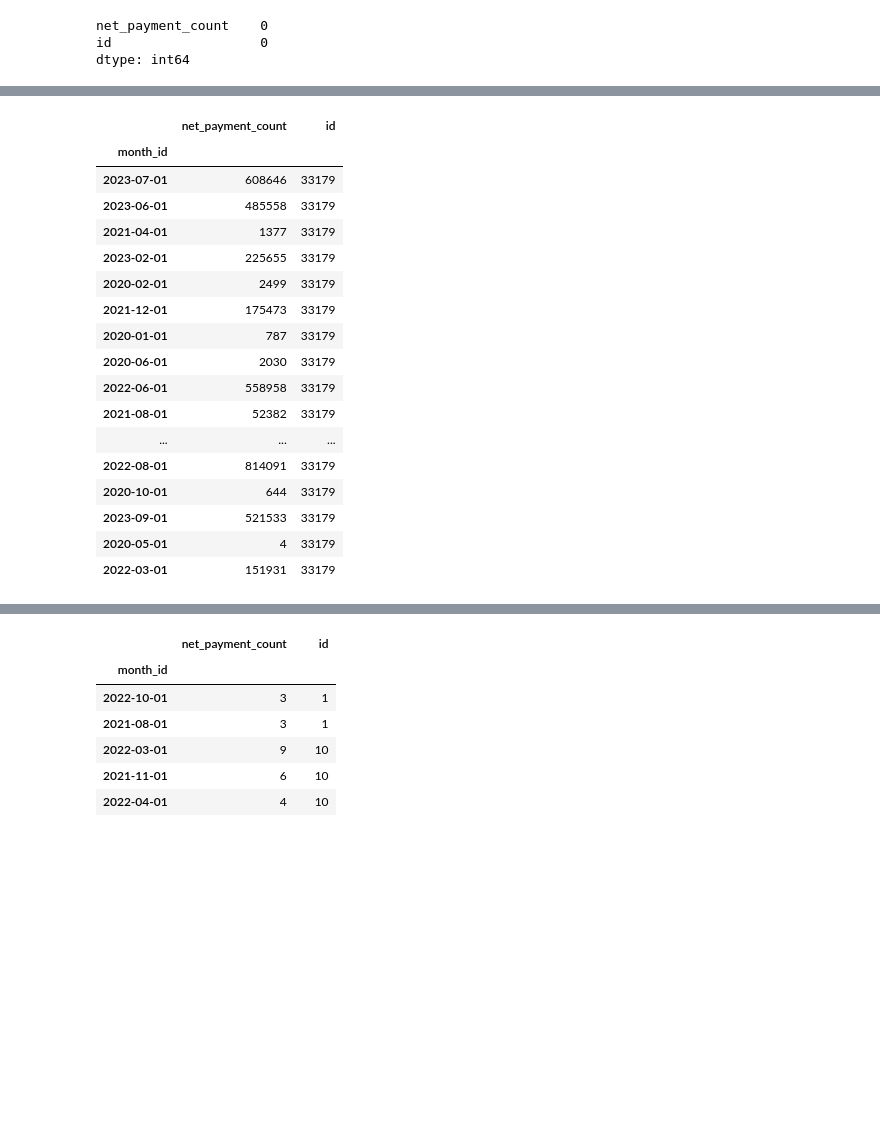
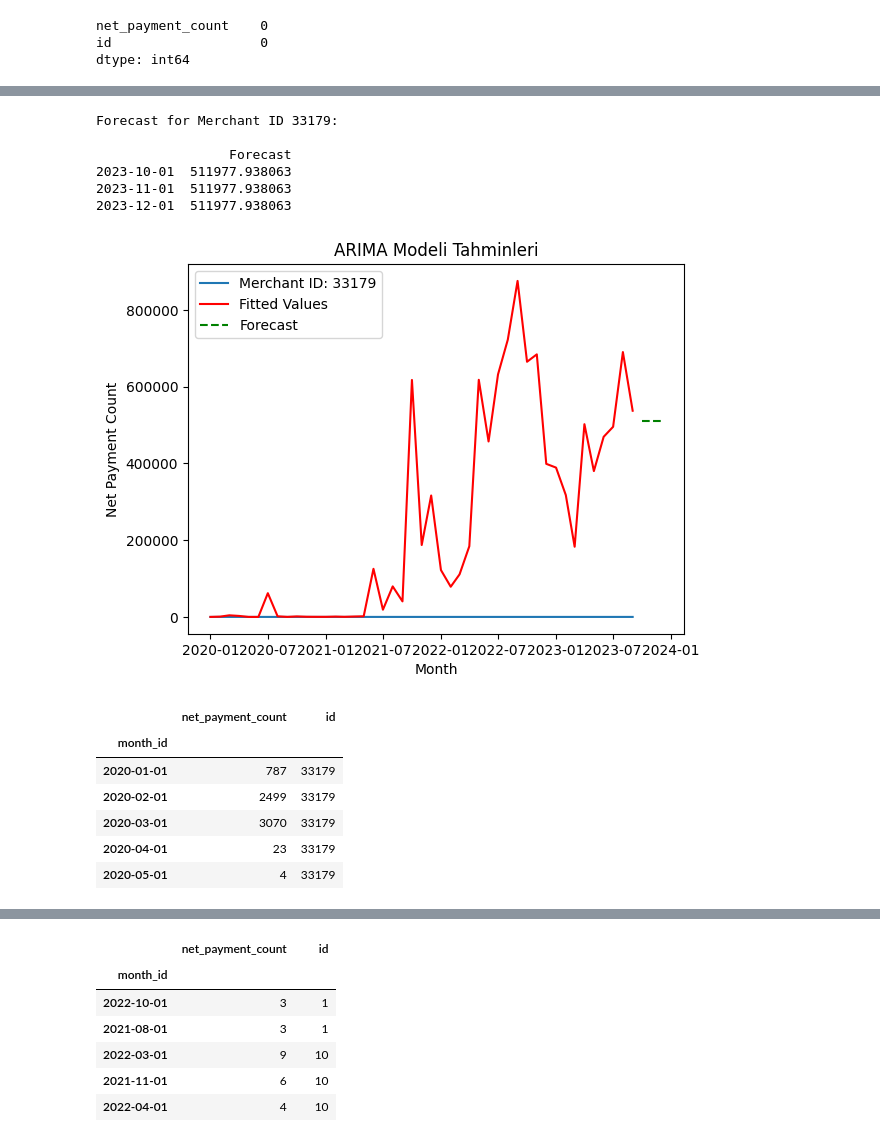
Before and after one commit to seydanurkayir/iyzico-datathon, a Jupyter notebook: iyzico-datathon.ipynb, the cells around one changed output, grey strips where cells are left out. Cells and saved outputs as stored; diff of their text form; code cells hidden in the pictures; blank space fills up the shorter version.

```diff
--- a/iyzico-datathon.ipynb
+++ b/iyzico-datathon.ipynb
@@ -20,0 +19,3 @@ train.head()
+# %%
+train['sub_id'] = train['month_id'].astype(str) + train['merchant_id'].astype(str)
+train.head()
@@ -241,22 +334,60 @@ plot_merchant(ts,'33179')
+# %%
+def forecast_merchant(ts, merchant_id, forecast_periods=3):
+    data = ts[ts['id'] == merchant_id]
+    merchant_data = data.sort_values(by=['month_id'])
+
+    ts_log = np.log(merchant_data['net_payment_count'])
+
+    # ARIMA modelini oluşturun ve eğitin
+    model = sm.tsa.ARIMA(ts_log, order=(0, 1, 1))
+    results_ARIMA = model.fit()
+
+    # Tahminleri alın
+    forecast = results_ARIMA.get_forecast(steps=forecast_periods)
+
+    # Tahminleri indeks ile eşleştirin
+    forecast_index = pd.date_range(start=ts_log.index[-1], periods=forecast_periods+1, freq='MS')[1:]
+    #forecast_index = forecast_index.strftime('%Y-%m')
+
+    forecast_values = np.exp(forecast.predicted_mean)
+    # Tahminleri DataFrame olarak oluşturun
+    forecast_df = pd.DataFrame({
+        'Forecast': forecast_values,
+    }, index=forecast_index)
+
+    # Tahminleri göster
+    print(f"Forecast for Merchant ID {merchant_id}:\n")
+    print(forecast_df)
+
+    # Grafik üzerinde gösterim
+    plt.plot(ts_log, label=f'Merchant ID: {merchant_id}')
+    plt.plot(np.exp(results_ARIMA.fittedvalues), color='red', label='Fitted Values')
+    plt.plot(forecast_df, color='green', linestyle='--', label='Forecast')
+    plt.legend()
+    plt.xlabel('Month')
+    plt.ylabel('Net Payment Count')
+    plt.title('ARIMA Modeli Tahminleri')
+
+    plt.show()
+
+# Belirli bir 'id' için 3 aylık tahmin yapın
+forecast_merchant(ts, '33179', forecast_periods=3)
+# %% [output]
+Forecast for Merchant ID 33179:
+
+                 Forecast
+2023-10-01  511977.938063
+2023-11-01  511977.938063
+2023-12-01  511977.938063
+[figure, added]
 # %%
-merchant_data = ts[ts['id'] == '33179']
-merchant_data
+merchant_data = ts[ts['id'] == '33179'].sort_values(by=['month_id'])
+merchant_data.head()
 # %% [output]
 |  | net_payment_count | id |
 | month_id |  |  |
-| 2023-07-01 | 608646 | 33179 |
-| 2023-06-01 | 485558 | 33179 |
-| 2021-04-01 | 1377 | 33179 |
-| 2023-02-01 | 225655 | 33179 |
+| 2020-01-01 | 787 | 33179 |
 | 2020-02-01 | 2499 | 33179 |
-| 2021-12-01 | 175473 | 33179 |
-| 2020-01-01 | 787 | 33179 |
-| 2020-06-01 | 2030 | 33179 |
-| 2022-06-01 | 558958 | 33179 |
-| 2021-08-01 | 52382 | 33179 |
-| ... | ... | ... |
-| 2022-08-01 | 814091 | 33179 |
-| 2020-10-01 | 644 | 33179 |
-| 2023-09-01 | 521533 | 33179 |
+| 2020-03-01 | 3070 | 33179 |
+| 2020-04-01 | 23 | 33179 |
 | 2020-05-01 | 4 | 33179 |
-| 2022-03-01 | 151931 | 33179 |
```
Also changed, not shown: parts of 50 cells of this notebook, 1 other file.
